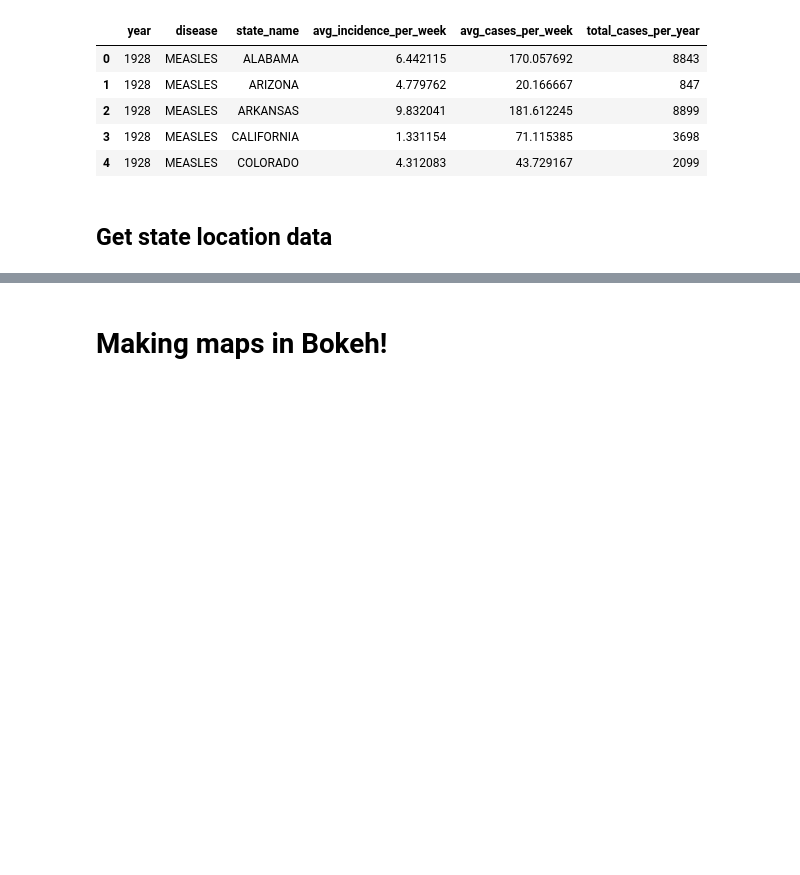
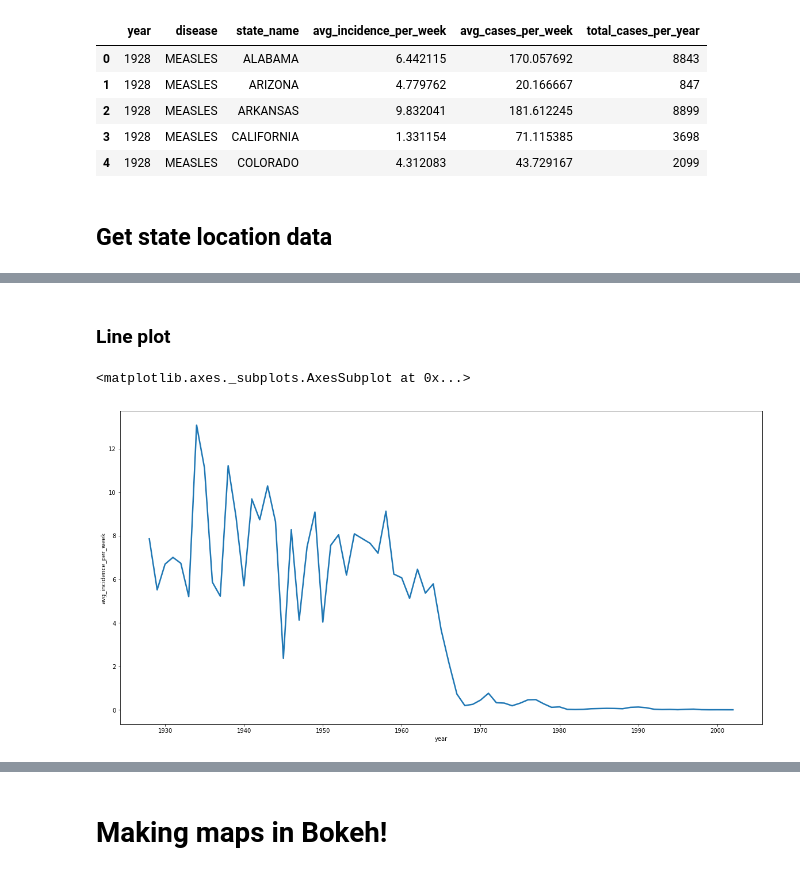
Before and after one commit to CS10-LABS7-MBP/measles_map, a Jupyter notebook: mapping_measles.ipynb, the cells around one changed output, grey strips where cells are left out. Cells and saved outputs as stored; diff of their text form; code cells hidden in the pictures; blank space fills up the shorter version.

Commit message:
Static plots done, need tidying, markup started

```diff
--- a/mapping_measles.ipynb
+++ b/mapping_measles.ipynb
@@ -63,9 +75,9 @@ measles.head()
 | 3 | CA | CALIFORNIA | MEASLES | 74 | 1.38 | 1928 | 1 |
 | 4 | CO | COLORADO | MEASLES | 85 | 8.38 | 1928 | 1 |
 # %%
-def summarise(df):
+def summarise(df, group_by):
     #Group data
-    grouped = df.groupby(by = ["year", "disease", "state_name"])
+    grouped = df.groupby(by = group_by)
     #Summarise data as Series then convert back to Dataframe
     cases_sum = pd.DataFrame(grouped["cases"].sum()).reset_index()
     cases_avg = pd.DataFrame(grouped["cases"].mean()).reset_index()
@@ -103,0 +125,2 @@ def state_data(df):
+# %%
+measles_year = summarise(measles, group_by=["year"])
@@ -103,0 +140,2 @@ def state_data(df):
+# %% [markdown]
+<h3>Line plot</h3>
@@ -103,0 +145,6 @@ def state_data(df):
+# %%
+plt.figure(figsize=(20,10))
+sns.lineplot(data=measles_year, linewidth = 2.5, palette="tab10", y="avg_incidence_per_week", x="year")
+# %% [output]
+<matplotlib.axes._subplots.AxesSubplot at 0x...>
+[figure, added]
```
Also changed, not shown: parts of 28 cells of this notebook.
